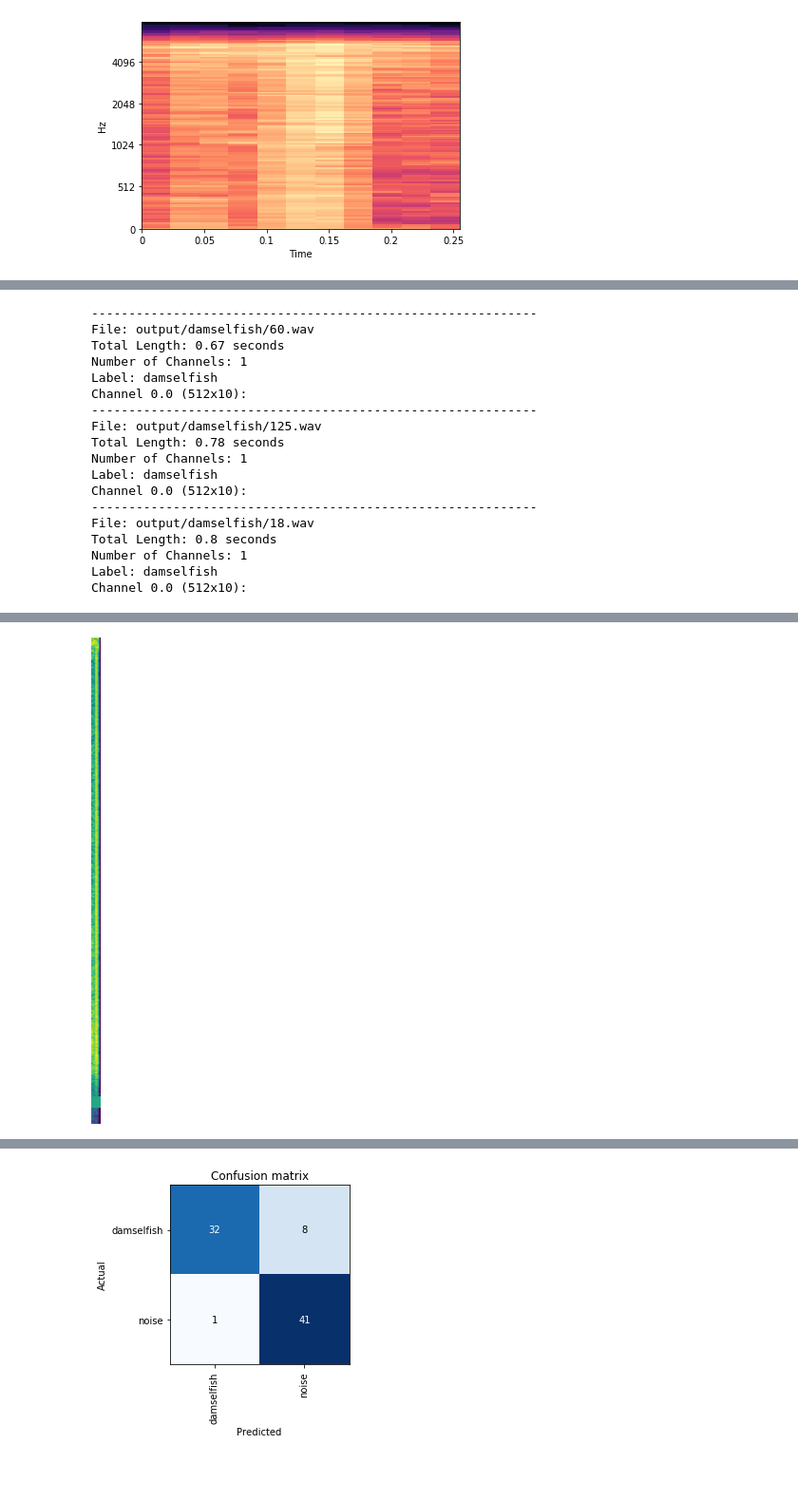
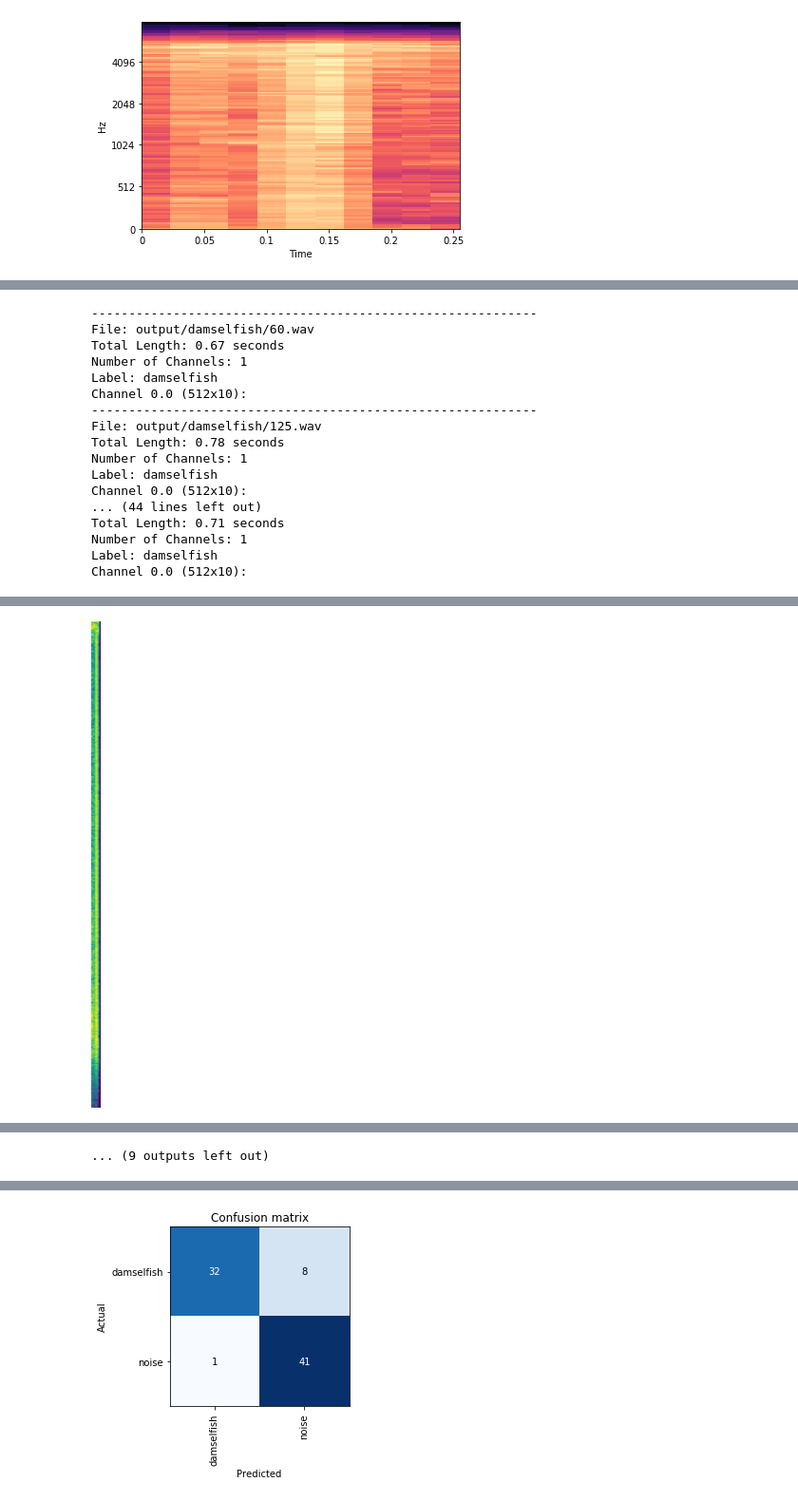
Before and after one commit to whoahbot/sonumator, a Jupyter notebook: notebook.ipynb, the cells around one changed output, grey strips where cells are left out. Shown at 95% size. Saved outputs shown, nothing was run; the diff lists cells and outputs as text; code cells hidden in the pictures; blank space fills up the shorter version.

```diff
--- a/notebook.ipynb
+++ b/notebook.ipynb
@@ -79,28 +87,28 @@ config = AudioConfig(
 al = AudioList.from_folder(path, config=config).split_by_rand_pct(.2, seed=4).label_from_folder()
 #al = AudioList.from_folder(path, config=config).split_by_rand_pct(.2, seed=4).label_const("damselfish")
 # %%
-tfms = get_spectro_transforms(mask_time=False, mask_freq=True, roll=False, num_rows=12)
+#tfms = get_spectro_transforms(mask_time=False, mask_freq=True, roll=False, num_rows=12)
+tfms = None
 db = al.transform(tfms).databunch(bs=64)
-db.show_batch(rows=3)
+db.show_batch(rows=10)
 # %% [output]
 ------------------------------------------------------------
 File: output/damselfish/60.wav
 Total Length: 0.67 seconds
 Number of Channels: 1
 Label: damselfish
 Channel 0.0 (512x10):
 ------------------------------------------------------------
 File: output/damselfish/125.wav
 Total Length: 0.78 seconds
 Number of Channels: 1
 Label: damselfish
 Channel 0.0 (512x10):
-------------------------------------------------------------
-File: output/damselfish/18.wav
-Total Length: 0.8 seconds
+... (44 lines left out)
+Total Length: 0.71 seconds
 Number of Channels: 1
 Label: damselfish
 Channel 0.0 (512x10):
 [interactive output not drawn]
-[figure, old version]
+[figure, new version]
 [interactive output not drawn]
@@ -110,3 +123,4 @@ Channel 0.0 (512x10):
+... (9 outputs left out)
 # %%
 learn = audio_learner(db)
 
```
Also changed, not shown: parts of 10 cells of this notebook, 1 other file.
